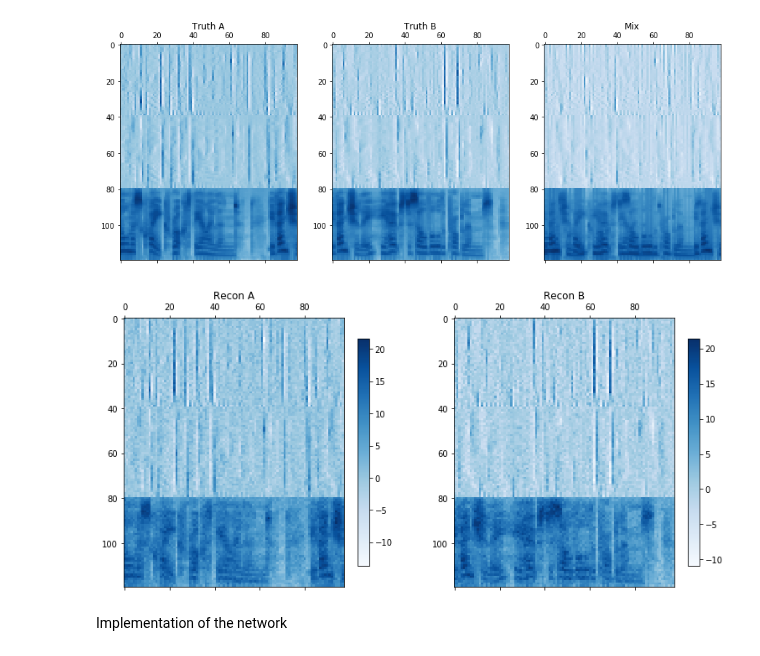
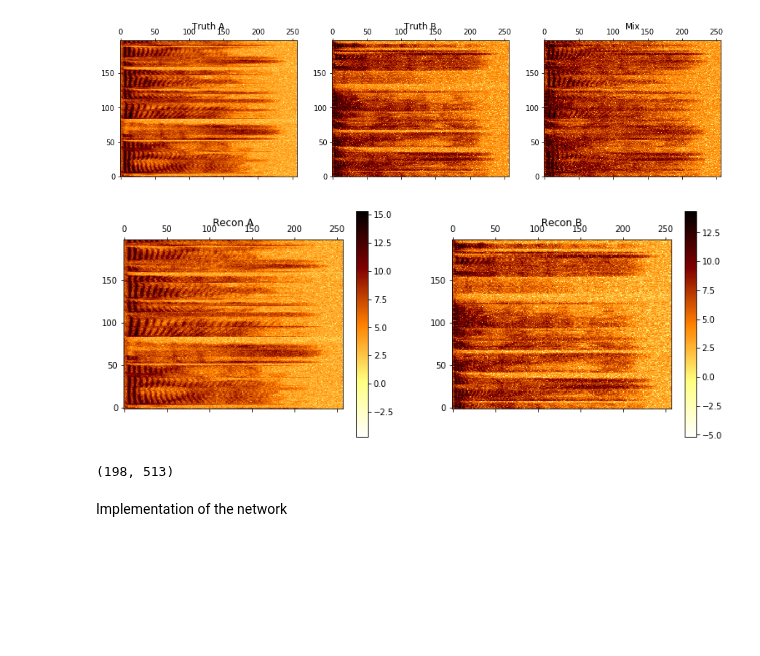
Before and after one commit to Lab41/Magnolia, a Jupyter notebook: sandbox/rnn-mask/mask-rnn.ipynb, the cells around one changed output. Cells and saved outputs as stored; diff of their text form; code cells hidden in the pictures; blank space fills up the shorter version.

```diff
--- a/sandbox/rnn-mask/mask-rnn.ipynb
+++ b/sandbox/rnn-mask/mask-rnn.ipynb
@@ -16,41 +18,75 @@ from utils.wav_iterator import wav_batches, wav_iterator
 
 audio_dir = os.environ['AUDIO_PATH']
+# %%
+sig_length = 200
+# not sure how to calculate size of frequency representation in advance
+stft_step = 256
+stft_len = 512
+freq_extent = stft_len // 2 + 1
+
+wavs = wav_iterator(audio_dir, sig_length=sig_length*stft_step)
+sb = stft_iterator(wavs, stft_len=stft_len, stft_step=stft_step, use_diffs=False, two_sided=False)
 # %%
-sb = wav_iterator(1, audio_dir, nfilters=40, stft_len=1024, nfft=4096)
-def plot_mix(src1, src2, mix):
+def plot_mix(src1, src2, mix, rot=False, cmap="afmhot_r"):
     """
     Plot original data
     """
     plt.figure(figsize=(20,10))
     ax = plt.subplot(1,4,1)
+    if rot:
+        org = 'bottom'
+        src1 = src1.T
+        src2 = src2.T
+        mix = mix.T
+    else:
+        org = 'top'
+
     ax.set_title("Truth A")
-    ax.matshow(np.rot90(src1), cmap="Blues", interpolation='none')
+    ax.matshow(src1, cmap=cmap, interpolation='none', origin = org)
     ax = plt.subplot(1,4,2)
     ax.set_title("Truth B")
-    ax.matshow(np.rot90(src2), cmap="Blues", interpolation='none')
+    ax.matshow(src2, cmap=cmap, interpolation='none', origin = org)
     ax = plt.subplot(1,4,3)
     ax.set_title("Mix")
-    ax.matshow(np.rot90(mix), cmap="Blues", interpolation='none')
+    ax.matshow(mix, cmap=cmap, interpolation='none', origin = org)
 
 
-def plot_recons(src_recon1, src_recon2):
+def plot_recons(src_recon1, src_recon2, rot=False, cmap="afmhot_r"):
     """
     Plot reconstructions
     """
+    if rot:
+        org = 'bottom'
+        src_recon1 = src_recon1.T
+        src_recon2 = src_recon2.T
+    else:
+        org = 'top'
     plt.figure(figsize=(20,10))
     ax = plt.subplot(1,3,1)
     ax.set_title("Recon A")
-    im = ax.matshow(np.rot90(src_recon1), cmap="Blues", interpolation='none')
+    im = ax.matshow(src_recon1, cmap=cmap, interpolation='none', origin = org)
     plt.colorbar(im, shrink=0.5)
     ax = plt.subplot(1,3,2)
     ax.set_title("Recon B")
-    im = ax.matshow(np.rot90(src_recon2), cmap="Blues", interpolation='none')
+    im = ax.matshow(src_recon2, cmap=cmap, interpolation='none', origin = org)
     plt.colorbar(im, shrink=0.5)
 
 
-for t, m in sb:
-    plot_mix(t[0], t[1], m)
-    plot_recons(t[0]+np.random.randn(*t[0].shape),
-                t[1]+np.random.randn(*t[1].shape))
+for t, m in islice(sb,1):
+    # Take log-magnitude spectrograms of truth signals and mix
+    s1 = np.log(np.absolute(t[0])).real
+    s2 = np.log(np.absolute(t[1].real))
+    mix = np.log(np.absolute(m.real))
+    plot_mix(s1, s2, mix, False)
+    # Add random noise to TF representation
+    s1_recon = s1+np.random.randn(*s1.shape)/2
+    s2_recon = s2+np.random.randn(*s2.shape)/2
+    plot_recons(s1_recon, s2_recon, False)
+    # Play "reconstruction"
+    # Will contain bloopy artifacts from noise insertion
+    s1_recon_audio = istft(np.absolute(np.exp(s1_recon)) * np.exp(1j * np.angle(m)), fs=1,
+                           recon_size=sig_length*stft_step, hop=stft_step, two_sided=False)
+    display(Audio(s1_recon_audio, rate=16000))
+
     plt.show()
 # %% [output]
@@ -57,5 +94,9 @@ for t, m in sb:
-[figure, old version]
+[figure, new version]
-[figure, old version]
+[figure, new version]
+# %%
+(s1_recon * np.exp(1j * np.angle(m))).shape
+# %% [output]
+(198, 513)
 # %% [markdown]
 Implementation of the network
 # %%
```
Also changed, not shown: parts of 5 cells of this notebook, 3 other files.
